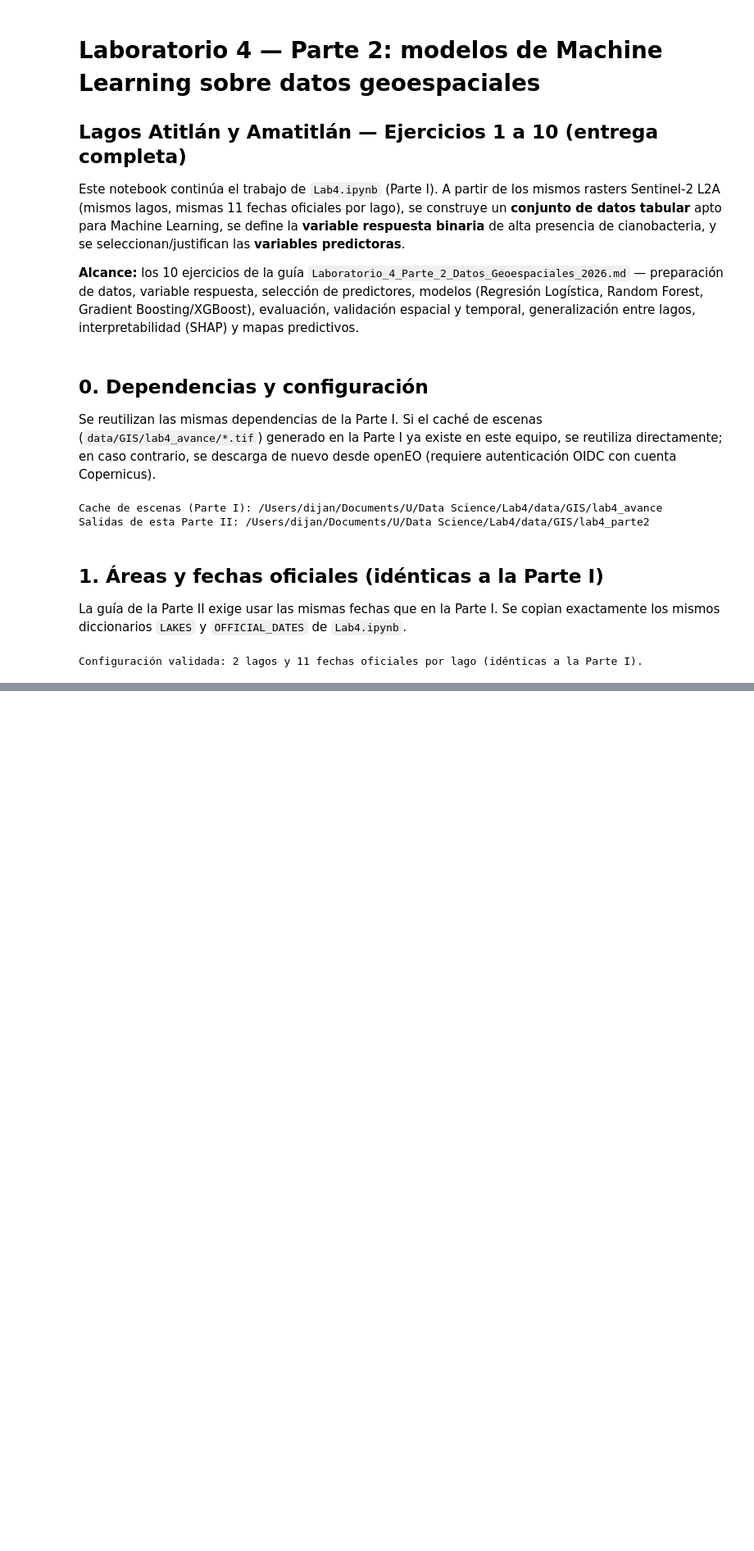
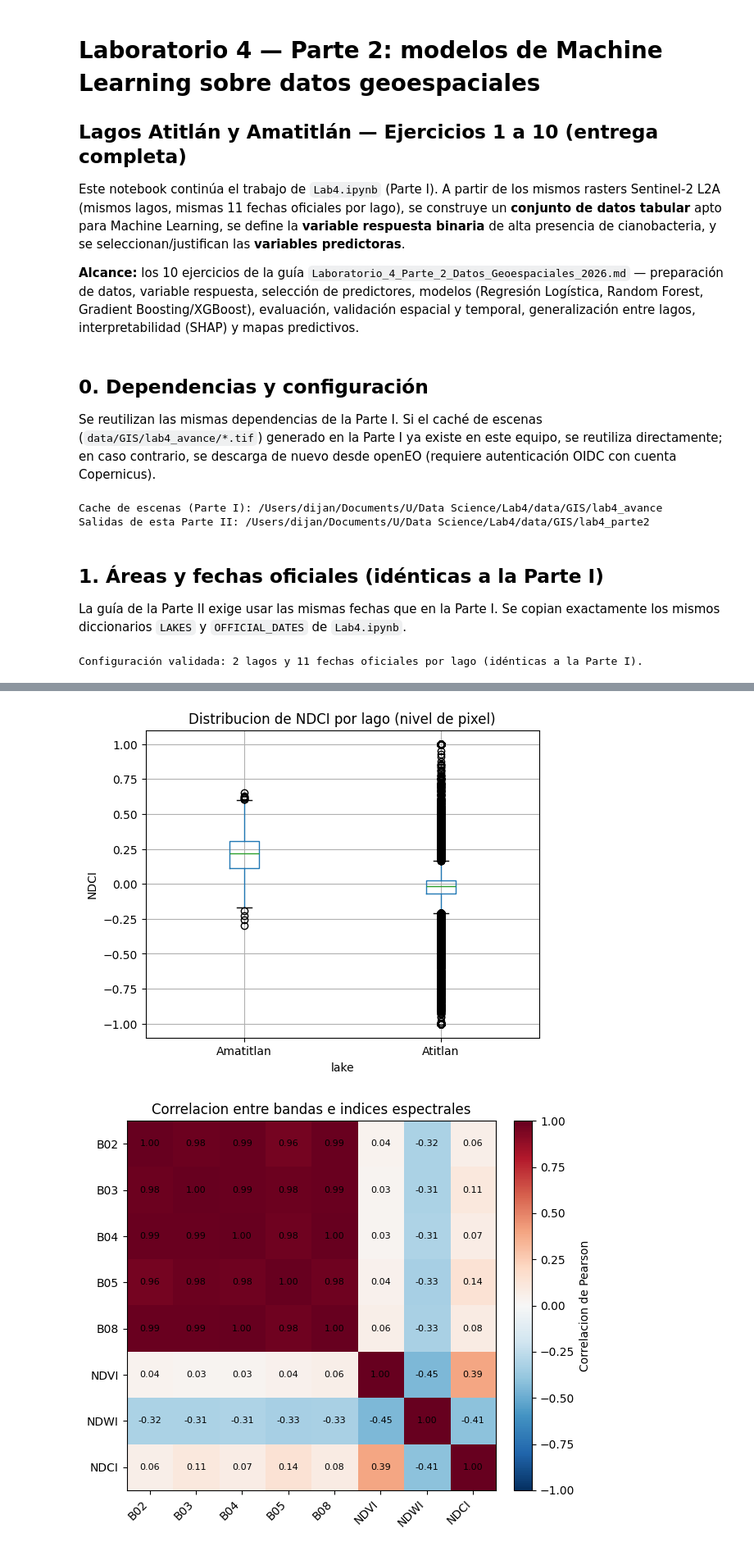
Before and after one commit to DavidDominguez-11/DS-Lab1, a Jupyter notebook: Laboratorio4_Parte2.ipynb, the cells around one changed output, grey strips where cells are left out. Shown at 82% size. Saved outputs shown, nothing was run; the diff lists cells and outputs as text; code cells hidden in the pictures; blank space fills up the shorter version.

```diff
--- a/Laboratorio4_Parte2.ipynb
+++ b/Laboratorio4_Parte2.ipynb
@@ -80,0 +322,26 @@ Configuración validada: 2 lagos y 11 fechas oficiales por lago (idénticas a la
+# %%
+fig, ax = plt.subplots(figsize=(6, 5))
+ml_dataset.boxplot(column="NDCI", by="lake", ax=ax)
+ax.set_title("Distribucion de NDCI por lago (nivel de pixel)")
+ax.set_ylabel("NDCI")
+plt.suptitle("")
+fig.savefig(OUT_DIR / "eda_boxplot_ndci_lago.png", dpi=150, bbox_inches="tight")
+plt.show()
+
+corr_cols = ["B02", "B03", "B04", "B05", "B08", "NDVI", "NDWI", "NDCI"]
+corr = ml_dataset[corr_cols].corr()
+fig, ax = plt.subplots(figsize=(6.5, 5.5))
+im = ax.imshow(corr, cmap="RdBu_r", vmin=-1, vmax=1)
+ax.set_xticks(range(len(corr_cols))); ax.set_xticklabels(corr_cols, rotation=45, ha="right")
+ax.set_yticks(range(len(corr_cols))); ax.set_yticklabels(corr_cols)
+for i in range(len(corr_cols)):
+    for j in range(len(corr_cols)):
+        ax.text(j, i, f"{corr.iloc[i, j]:.2f}", ha="center", va="center", fontsize=8)
+fig.colorbar(im, ax=ax, fraction=0.046, pad=0.04, label="Correlacion de Pearson")
+ax.set_title("Correlacion entre bandas e indices espectrales")
+fig.tight_layout()
+fig.savefig(OUT_DIR / "eda_correlacion_bandas.png", dpi=150, bbox_inches="tight")
+plt.show()
+# %% [output]
+[figure, added]
+[figure, added]
```
Also changed, not shown: parts of 12 cells of this notebook.
